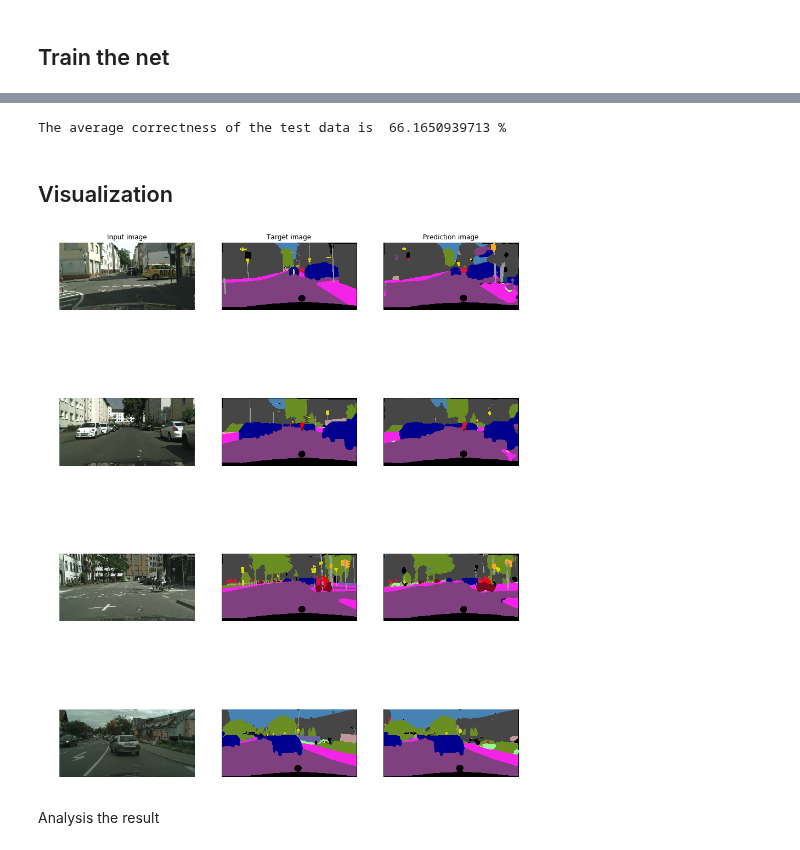
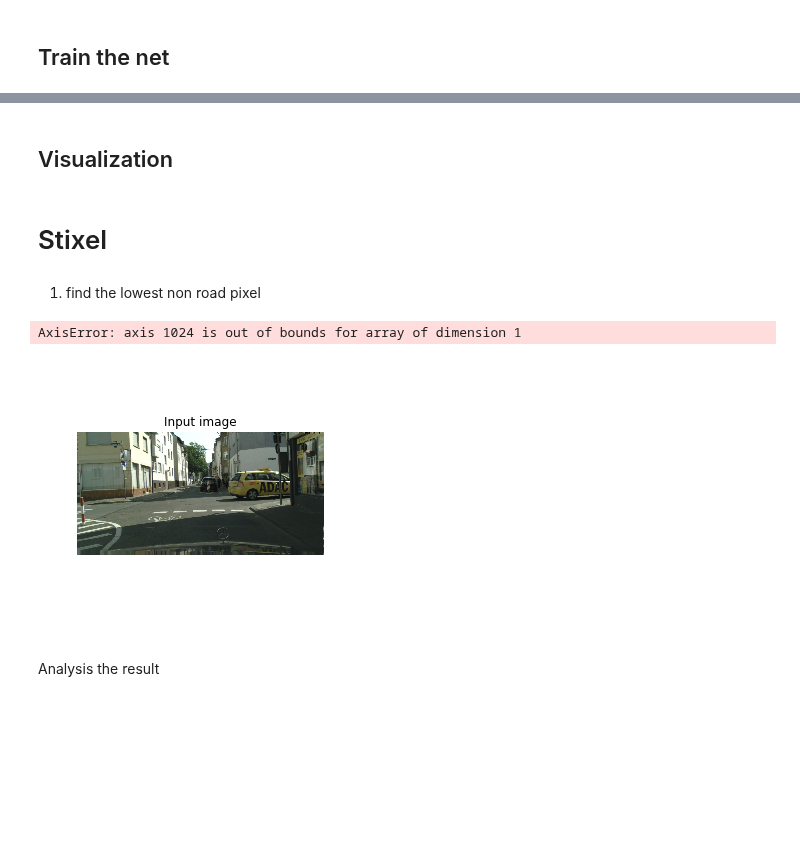
Before and after one commit to Zhuyue0324/dlcv1718, a Jupyter notebook: DL4CV_project.ipynb, the cells around one changed output, grey strips where cells are left out. Drawn from its saved outputs; the diff is of its cells as text; code cells hidden in the pictures; blank space fills up the shorter version.

Commit message:
stixel .1 added

```diff
--- a/DL4CV_project.ipynb
+++ b/DL4CV_project.ipynb
@@ -70,7 +70,7 @@ targettransform = transforms.Compose(
 #     [transforms.CenterCrop(224),
      [transforms.ToTensor(),
      transforms.Normalize((0, 0, 0), (1/255, 1/255, 1/255))])
-root = '/mnt/disks/sdb1/cityscapes/'
+root = 'mnt/disks/sdb1/cityscapes/'
 li8b = 'leftImg8bit/'
 gt = 'gtFine/'
 datatrain = MyImageFolder(root1=root+li8b+'train', root2=root+gt+'train_lido' , transform = transform , target_transform= targettransform)
@@ -273,8 +246,6 @@ for inputs, labels in trainloader:
 #        print('[%d, %5d] loss: %.5f' % (epoch+1, numsample, running_loss / printfrequence))
 #        running_loss = 0.0
 print('The average correctness of the validation data is ', meanCorrectProba/nbval*100, '%')
-# %% [output]
-The average correctness of the test data is  66.1650939713 %
 # %% [markdown]
  ## Visualization
 # %%
@@ -315,8 +286,46 @@ for i in range (num_example_imgs):
         plt.title("Prediction image")
 
 plt.show()
-# %% [output]
-[figure, removed]
+# %% [markdown]
+ # Stixel
+# %% [markdown]
+1. find the lowest non road pixel
+# %%
+num_example_imgs = 2
+plt.figure(figsize=(15, 5 * num_example_imgs))
+for i in range (num_example_imgs):
+    x,y=dataval[i]
+    inputs = x.unsqueeze(0)
+    """inputs = Variable(inputs)
+    if useGPU:
+        inputs = inputs.cuda()
+
+    outputs = net(inputs)
+    _, preds = torch.max(outputs, 1)
+    pred = preds[0].data.cpu()"""
+
+    img, target = x.numpy(), y.numpy()
+
+    # img
+    plt.subplot(num_example_imgs, 3, i * 3 + 1)
+    plt.axis('off')
+    plt.imshow(img.transpose(1,2,0))
+    if i == 0:
+        plt.title("Input image")
+
+    # target
+    plt.subplot(num_example_imgs, 3, i * 3 + 2)
+    plt.axis('off')
+    plt.imshow(lowest_non_road_color(img, target))
+    if i == 0:
+        plt.title("Target image")
+
+
+
+plt.show()
+# %% [output]
+AxisError: axis 1024 is out of bounds for array of dimension 1
+[figure, added]
 # %%
 print("Start training")
 newseuil=torch.Tensor(numlabels)
```
Also changed, not shown: parts of 7 cells of this notebook.
